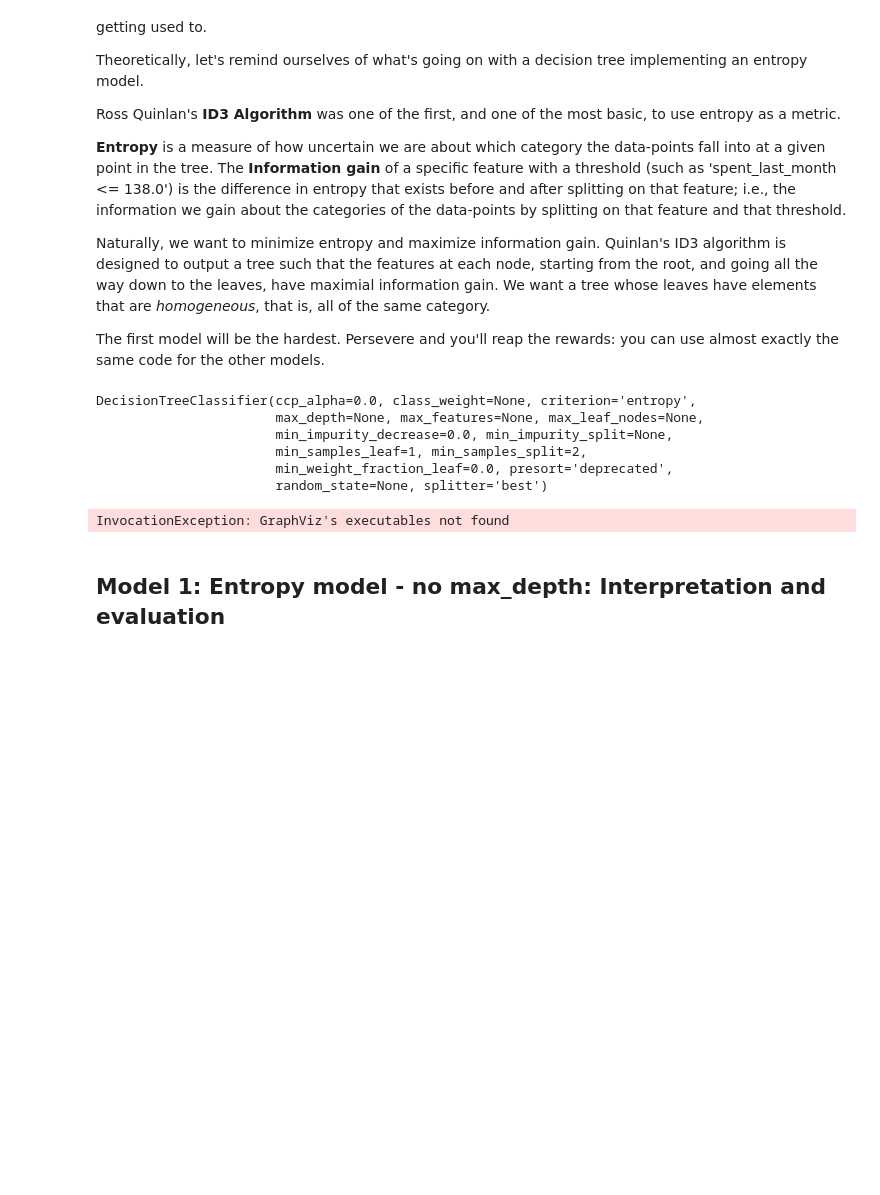
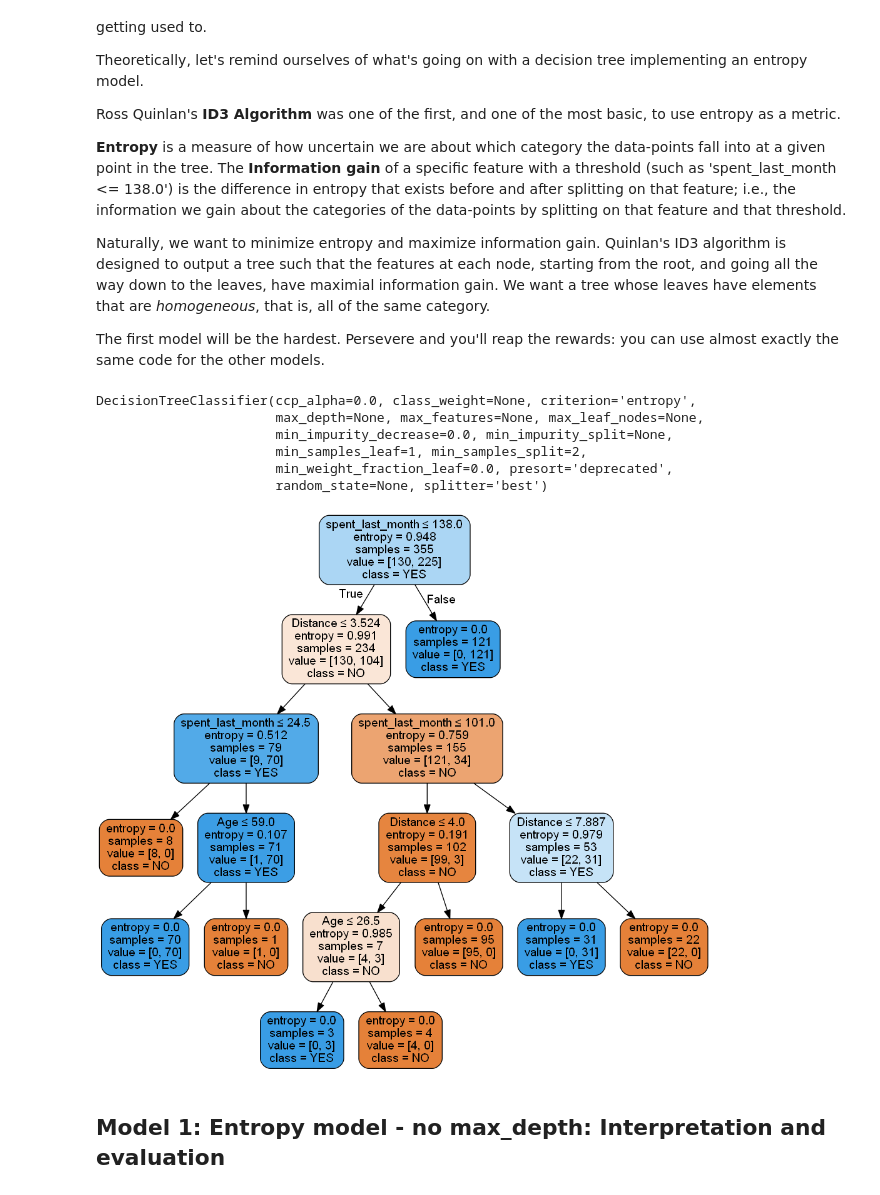
Before and after one commit to sjrekuc/14.3_coffee_case_study, a Jupyter notebook: Springboard Decision Tree Specialty Coffee Case Study - Tier 3 (1).ipynb, the cells around one changed output. Cells and saved outputs as stored; diff of their text form; code cells hidden in the pictures; blank space fills up the shorter version.

Commit message:
Add files via upload
Updated to include decision tree figures and added some bonus models with minimum leaf size.

```diff
--- a/Springboard Decision Tree Specialty Coffee Case Study - Tier 3 (1).ipynb
+++ b/Springboard Decision Tree Specialty Coffee Case Study - Tier 3 (1).ipynb
@@ -388,19 +389,21 @@ DecisionTreeClassifier(ccp_alpha=0.0, class_weight=None, criterion='entropy',
                        min_weight_fraction_leaf=0.0, presort='deprecated',
                        random_state=None, splitter='best')
 # %%
+import pydot
 # Now we want to visualize the tree
 dot_data = StringIO()
 
 # We can do so with export_graphviz
 tree.export_graphviz(entr_model, out_file=dot_data,
                 filled=True, rounded=True,
                 special_characters=True, feature_names=X_train.columns, class_names = ["NO", "YES"])
 
 # Alternatively for class_names use entr_model.classes_
-graph = pydotplus.graph_from_dot_data(dot_data.getvalue())
-Image(graph.create_png())
+graph = pydot.graph_from_dot_data(dot_data.getvalue())
+graph[0].write_pdf("entr_model.pdf")
+Image(graph[0].create_png())
 # %% [output]
-InvocationException: GraphViz's executables not found
+[figure, added]
 # %% [markdown]
 ## Model 1: Entropy model - no max_depth: Interpretation and evaluation
 # %%
```
Also changed, not shown: parts of 35 cells of this notebook.
